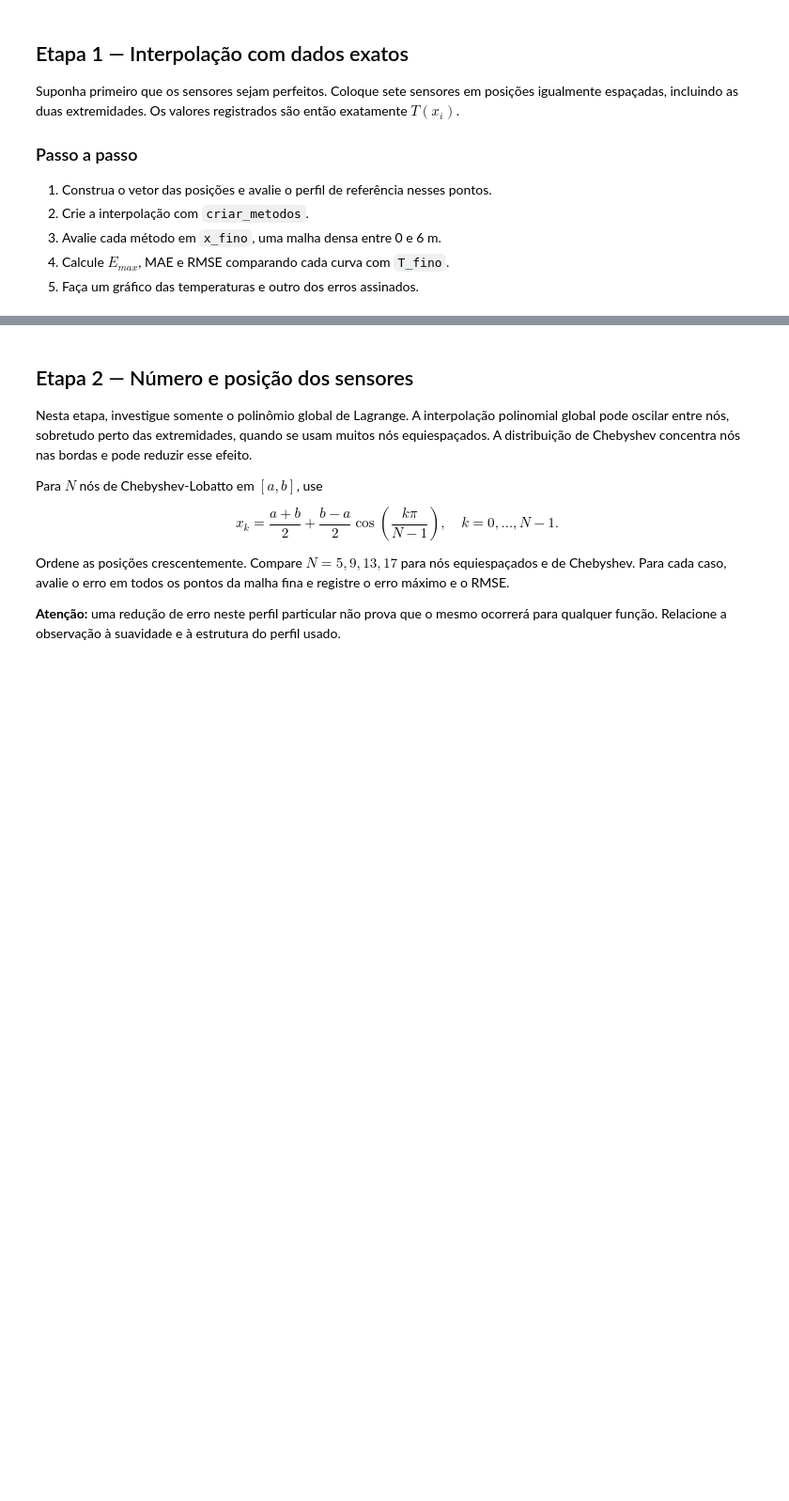
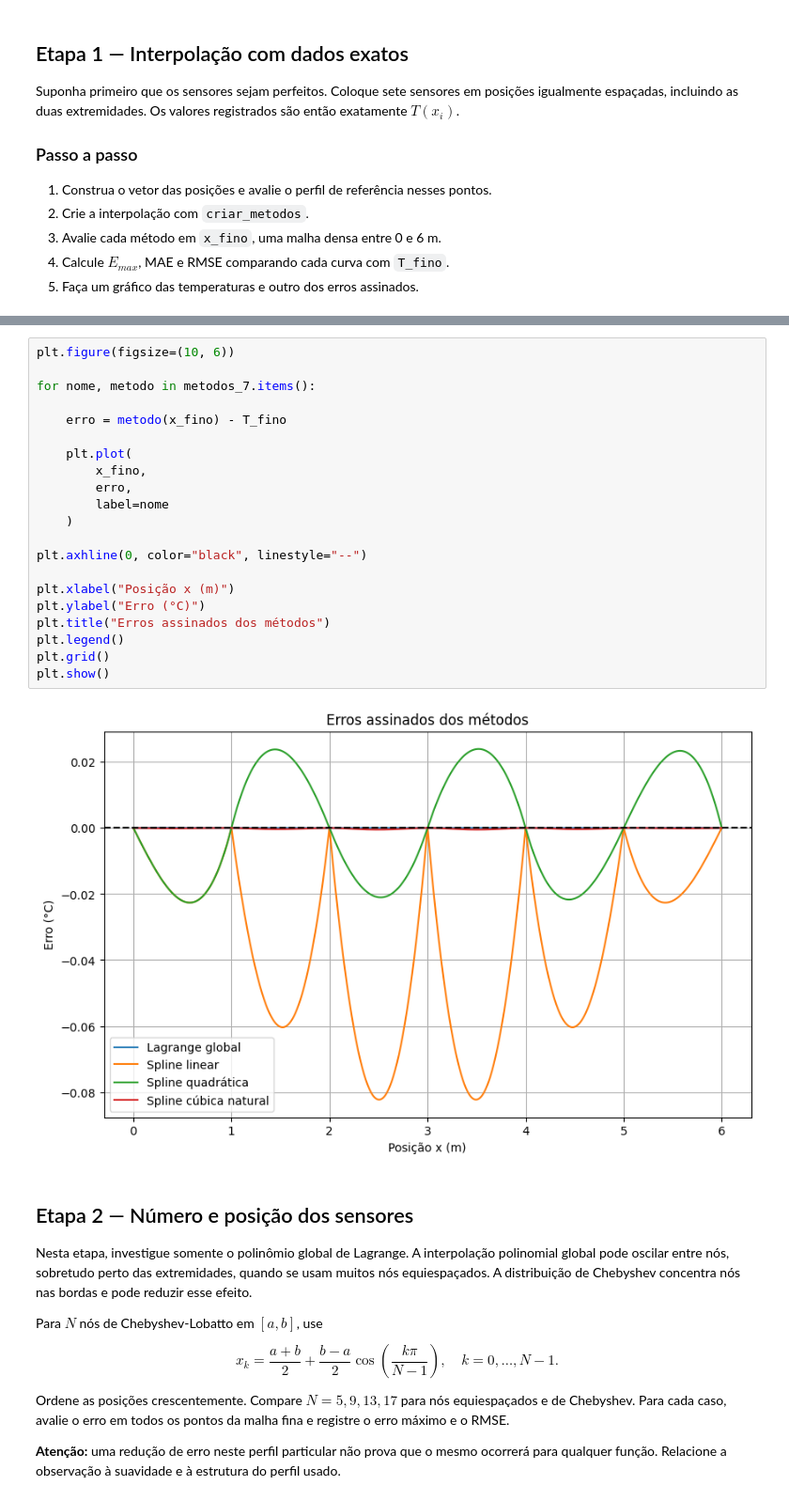
Before and after one commit to oguilherme-barreto/Calculo_Numerico, a Jupyter notebook: Tarefa_Interpolacao_Erros.ipynb, the cells around one changed output, grey strips where cells are left out. Shown at 94% size. Drawn from its saved outputs; the diff is of its cells as text; blank space fills up the shorter version.

```diff
--- a/Tarefa_Interpolacao_Erros.ipynb
+++ b/Tarefa_Interpolacao_Erros.ipynb
@@ -304,3 +349,26 @@ metodos_7 = criar_metodos(x_nos_7, y_nos_7)
+# %%
+plt.figure(figsize=(10, 6))
+
+for nome, metodo in metodos_7.items():
+
+    erro = metodo(x_fino) - T_fino
+
+    plt.plot(
+        x_fino,
+        erro,
+        label=nome
+    )
+
+plt.axhline(0, color="black", linestyle="--")
+
+plt.xlabel("Posição x (m)")
+plt.ylabel("Erro (°C)")
+plt.title("Erros assinados dos métodos")
+plt.legend()
+plt.grid()
+plt.show()
+# %% [output]
+[figure, added]
 # %% [markdown]
 ## Etapa 2 — Número e posição dos sensores
 
```
Also changed, not shown: parts of 9 cells of this notebook.
